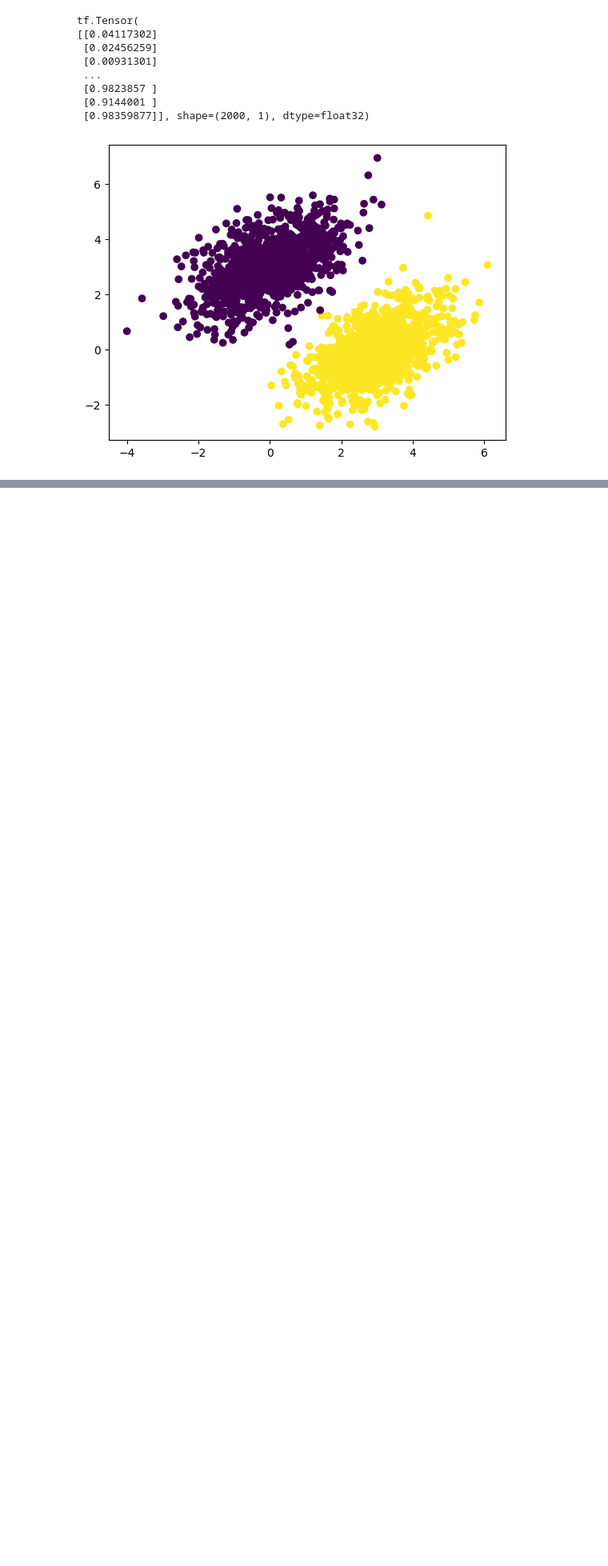
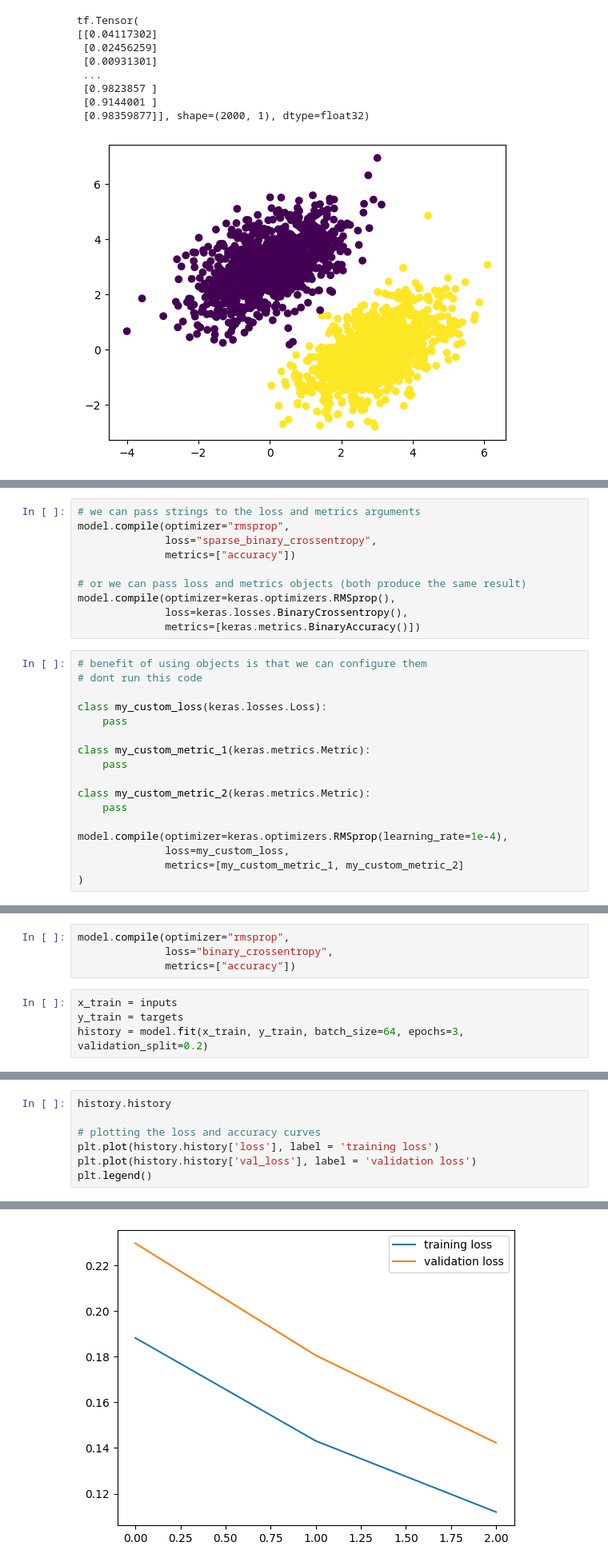
Before and after one commit to carlesoctav/sains-data-2023, a Jupyter notebook: main-module/week-05.ipynb, the cells around one changed output, grey strips where cells are left out. Shown at 80% size. Saved outputs shown, nothing was run; the diff lists cells and outputs as text; blank space fills up the shorter version.

```diff
--- a/main-module/week-05.ipynb
+++ b/main-module/week-05.ipynb
@@ -237,0 +265,27 @@ tf.Tensor(
+# %%
+# we can pass strings to the loss and metrics arguments
+model.compile(optimizer="rmsprop",
+              loss="sparse_binary_crossentropy",
+              metrics=["accuracy"])
+
+# or we can pass loss and metrics objects (both produce the same result)
+model.compile(optimizer=keras.optimizers.RMSprop(),
+              loss=keras.losses.BinaryCrossentropy(),
+              metrics=[keras.metrics.BinaryAccuracy()])
+# %%
+# benefit of using objects is that we can configure them
+# dont run this code
+
+class my_custom_loss(keras.losses.Loss):
+    pass
+
+class my_custom_metric_1(keras.metrics.Metric):
+    pass
+
+class my_custom_metric_2(keras.metrics.Metric):
+    pass
+
+model.compile(optimizer=keras.optimizers.RMSprop(learning_rate=1e-4),
+              loss=my_custom_loss,
+              metrics=[my_custom_metric_1, my_custom_metric_2]
+)
@@ -237,0 +298,8 @@ tf.Tensor(
+# %%
+model.compile(optimizer="rmsprop",
+              loss="binary_crossentropy",
+              metrics=["accuracy"])
+# %%
+x_train = inputs
+y_train = targets
+history = model.fit(x_train, y_train, batch_size=64, epochs=3, validation_split=0.2)
@@ -237,0 +313,8 @@ tf.Tensor(
+# %%
+history.history
+
+# plotting the loss and accuracy curves
+plt.plot(history.history['loss'], label = 'training loss')
+plt.plot(history.history['val_loss'], label = 'validation loss')
+plt.legend()
+# %% [output]
@@ -237,0 +322 @@ tf.Tensor(
+[figure, added]
```
Also changed, not shown: parts of 22 cells of this notebook, 25 other files.
